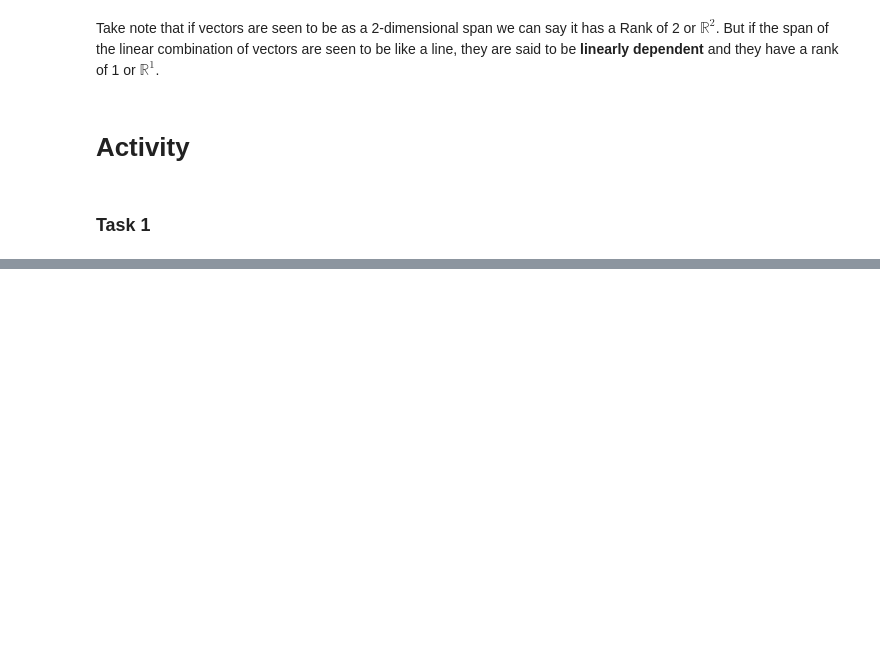
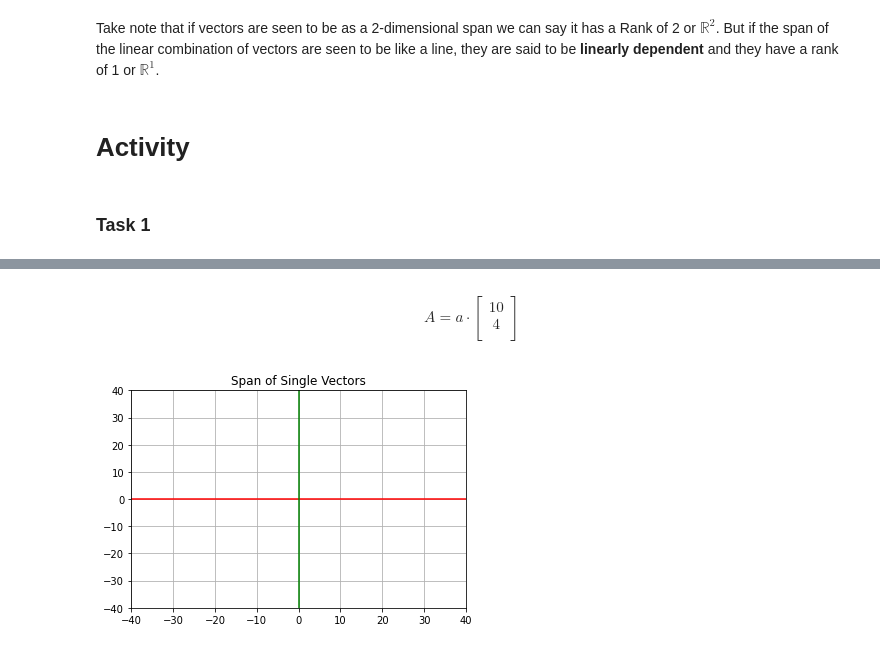
Before and after one commit to emmataguinod/Linear-Algebra_2ndSem, a Jupyter notebook: Assignment_10.ipynb, the cells around one changed output, grey strips where cells are left out. Drawn from its saved outputs; the diff is of its cells as text; code cells hidden in the pictures; blank space fills up the shorter version.

```diff
--- a/Assignment_10.ipynb
+++ b/Assignment_10.ipynb
@@ -127 +136,17 @@ c_2 \cdot \begin{bmatrix} 10\\-6 \\\end{bmatrix}\end{Bmatrix} $$
+# %% [markdown]
+$$A = a\cdot \begin{bmatrix} 10\\4 \\\end{bmatrix} $$
+# %%
+A = ([10,4])
+c = np.arange(10,4,0.1)
+
+plt.scatter(c*A[0],c*A[1])
+plt.title("Span of Single Vectors")
+plt.xlim(-40,40)
+plt.ylim(-40,40)
+plt.axhline(y=0, color='red')
+plt.axvline(x=0, color='green')
+plt.grid()
+plt.show()
+# %% [output]
+[figure, added]
 # %%
```
Also changed, not shown: parts of 4 cells of this notebook.
